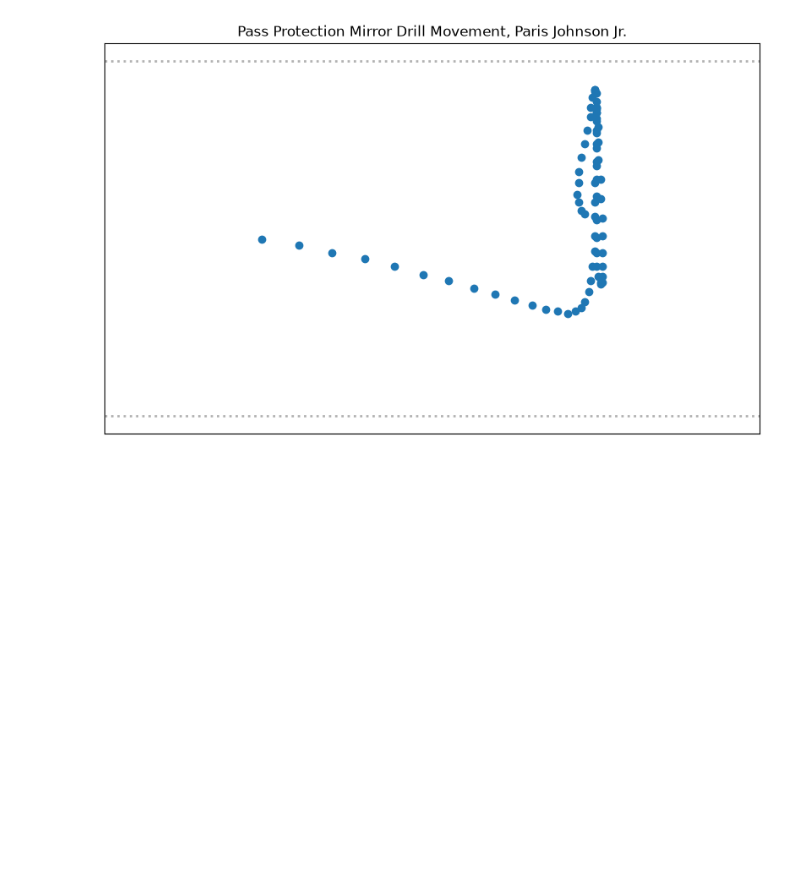
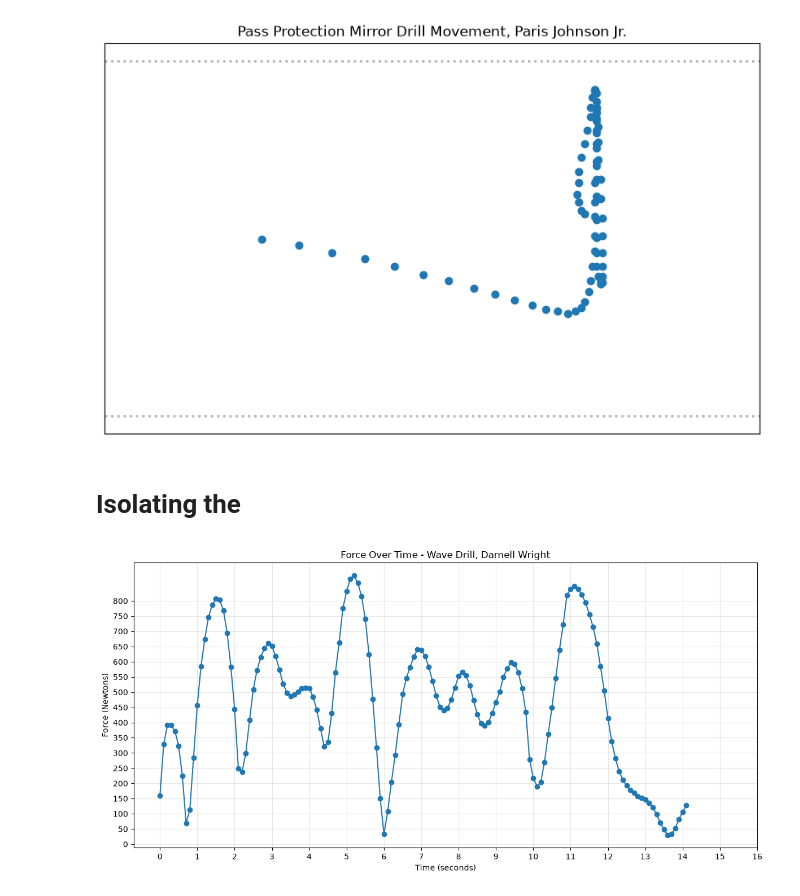
Before and after one commit to hankike/Big_Data_Bowl_27, a Jupyter notebook: combine.ipynb, the cells around one changed output. Cells and saved outputs as stored; diff of their text form; code cells hidden in the pictures; blank space fills up the shorter version.

Commit message:
wave drill

```diff
--- a/combine.ipynb
+++ b/combine.ipynb
@@ -231,3 +241,41 @@ plt.gca().invert_xaxis()
 plt.show()
 # %% [output]
 [figure]
+# %% [markdown]
+# Isolating the
+# %%
+wave_wright = wright.loc[
+    (wright['drill_name'] == 'FIVE_YARD_WAVE_DRILL_SLIDE_AND_SHUFFLE') &
+    (wright['attempt'] == 1),
+    ['x', 'y', 'a', 'time', 'force']
+].rename(columns = {'a': 'acceleration'})
+
+# Convert time to datetime
+wave_wright['time'] = pd.to_datetime(wave_wright['time'])
+
+# Calculate elapsed time
+wave_wright['time'] = (
+    wave_wright['time'] - wave_wright['time'].min()
+).dt.total_seconds()
+# %%
+plt.figure(figsize=(12, 6))
+
+plt.plot(
+    wave_wright['time'],
+    wave_wright['force'],
+    marker='o',
+    linestyle='-'
+)
+
+plt.xlabel('Time (seconds)')
+plt.ylabel('Force (Newtons)')
+plt.title('Force Over Time - Wave Drill, Darnell Wright')
+
+plt.yticks(range(0, 801, 50))
+plt.xticks(np.arange(0, 16.1, 1))
+
+plt.grid(True, alpha=0.3)
+plt.tight_layout()
+plt.show()
+# %% [output]
+[figure, added]
```
Also changed, not shown: parts of 3 cells of this notebook.
